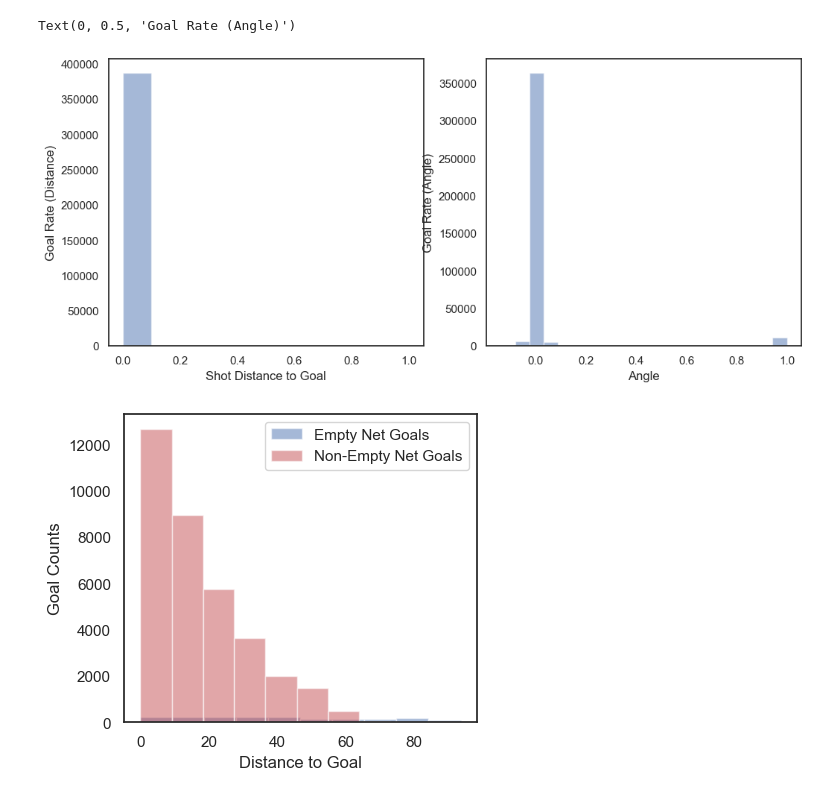
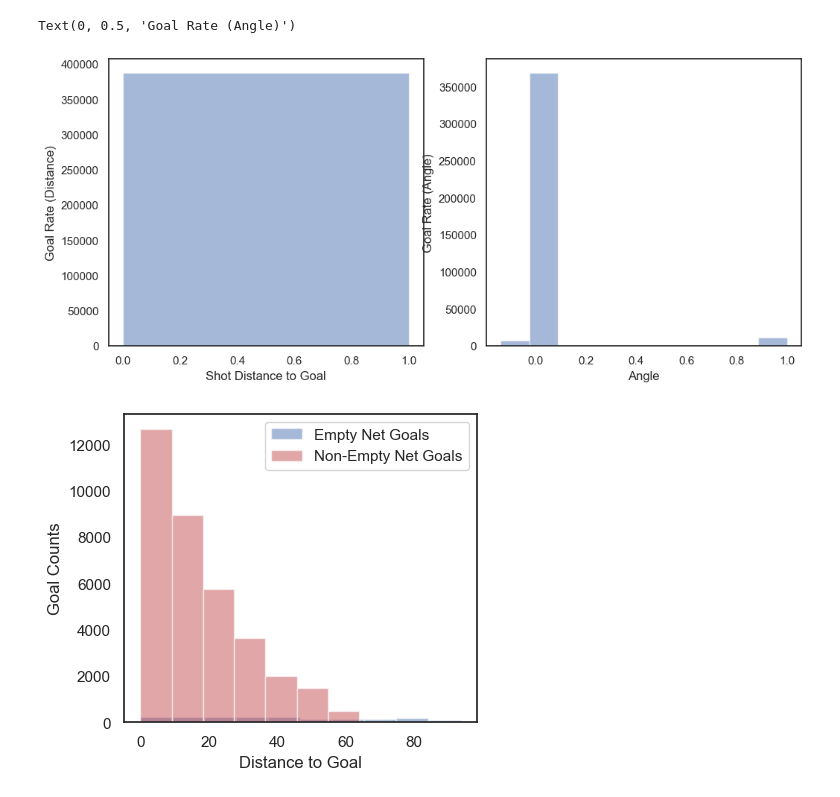
Before and after one commit to mahmoodhegazy/nhl_ds_project, a Jupyter notebook: src/featureengineering1.ipynb, the cells around one changed output. Drawn from its saved outputs; the diff is of its cells as text; code cells hidden in the pictures.

Commit message:
figures

```diff
--- a/src/featureengineering1.ipynb
+++ b/src/featureengineering1.ipynb
@@ -5,7 +5,7 @@ import math
 import matplotlib.pyplot as plt
 import seaborn as sns
 # %%
-data = pd.read_csv('src/data/all_game_data.csv')
+data = pd.read_csv('data/all_game_data.csv')
 df = data[['x_coordinate', 'y_coordinate', 'is_goal', 'is_emptyNet', 'season']]
 # %%
 df['distance_to_positive_goal'] = np.sqrt((df['x_coordinate'] - 84)**2 + df['y_coordinate']**2)
@@ -68,18 +89,21 @@ plt.show()
 [figure]
 # %%
 plt.figure(figsize=(12, 5))
+plt.grid(axis='y',linewidth = 0.5)
+
 plt.subplot(121)
-plt.hist(df['goal_rate_dist'], bins=10, color='b', alpha=0.5, label='Goals')
+
+plt.hist(df['goal_rate_dist'], bins=math.ceil((df['goal_rate_dist'].max() - df['goal_rate_dist'].min())/5), color='b', alpha=0.5, label='Goals')
 plt.xlabel('Shot Distance to Goal')
 plt.ylabel('Goal Rate (Distance)')
 
 plt.subplot(122)
-plt.hist(df['goal_rate_angle'], bins=20, color='b', alpha=0.5, label='Goals')
+plt.hist(df['goal_rate_angle'], bins=10, color='b', alpha=0.5, label='Goals')
 plt.xlabel('Angle')
 plt.ylabel('Goal Rate (Angle)')
 # %% [output]
 Text(0, 0.5, 'Goal Rate (Angle)')
-[figure, old version]
+[figure, new version]
 # %%
 
 # Create histograms for empty net and non-empty net goals binned by distance
```
Also changed, not shown: parts of 2 cells of this notebook, 9 other files.
